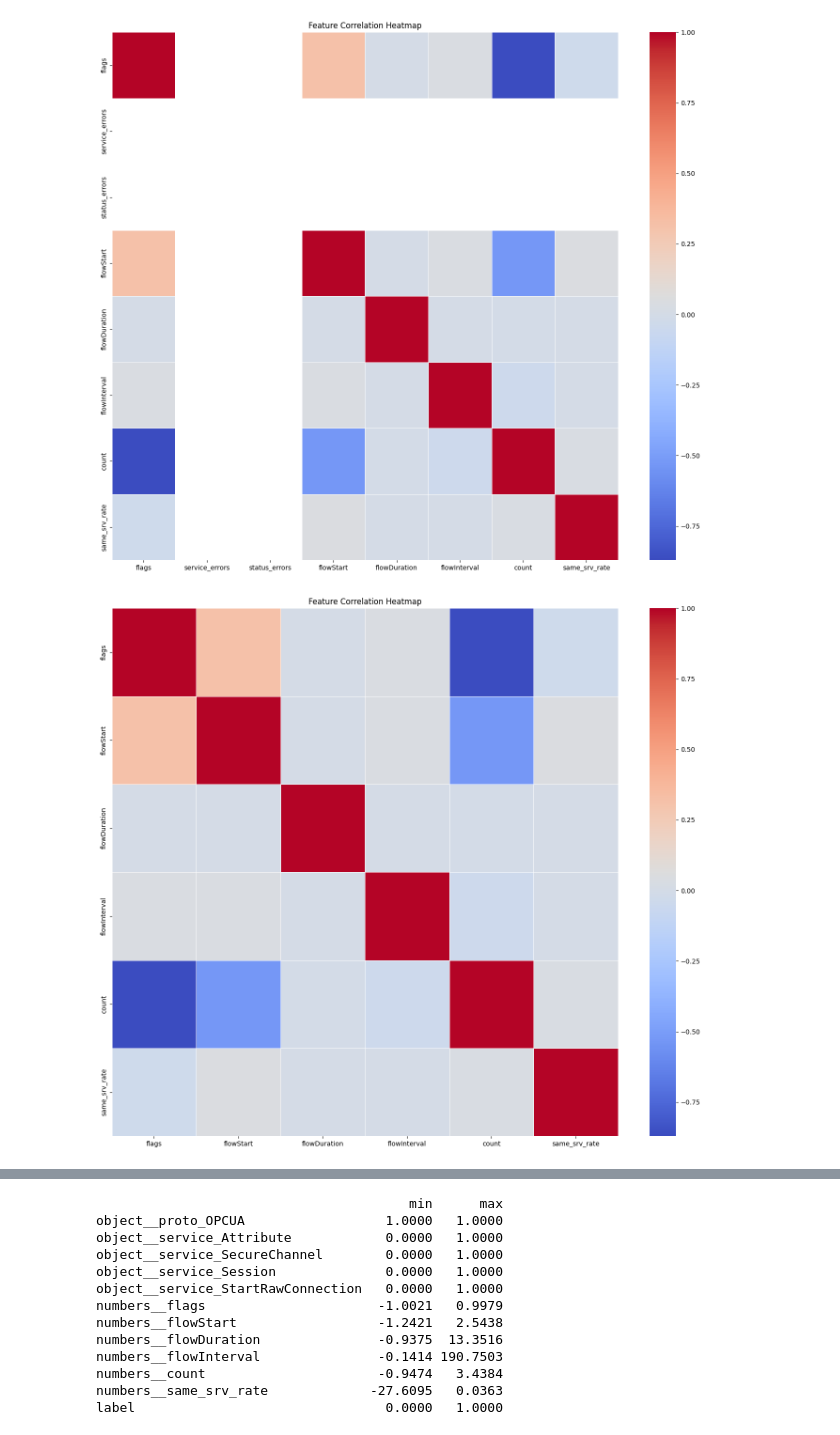
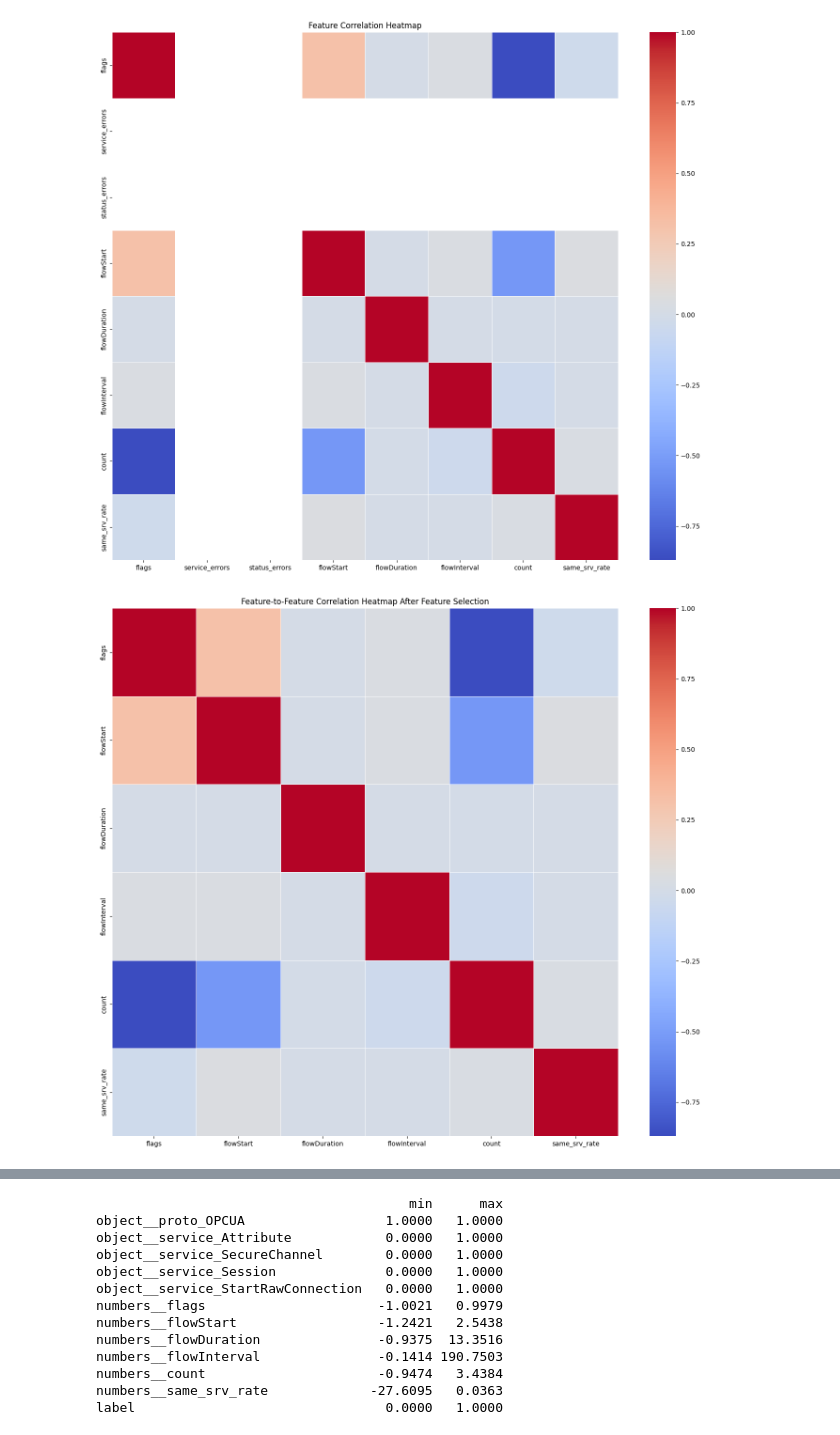
Before and after one commit to ChristopherZinati/483-final-project, a Jupyter notebook: OPCUA_notebook.ipynb, the cells around one changed output, grey strips where cells are left out. Drawn from its saved outputs; the diff is of its cells as text; code cells hidden in the pictures.

```diff
--- a/OPCUA_notebook.ipynb
+++ b/OPCUA_notebook.ipynb
@@ -16,7 +16,7 @@ pd.set_option('display.float_format', lambda x: f'{x:.4f}')
 
 
 #it isn't reading just the relative path for some reason, so use the whole path
-df = pd.read_csv(CHRIS_DATA_PATH)
+df = pd.read_csv(MAX_DATA_PATH)
 
 instancesToDrop= ['MITM', 'Impersonation']
 df = (df[df.multi_label.isin(instancesToDrop) == False]) #drop instances of MITM and Impersonation
@@ -289,13 +297,14 @@ plt.show()
 # %%
 df = df.drop(['status_errors', 'service_errors'], axis = 1)
 corr_matrix_updated2 = df.drop(columns=['label']).select_dtypes(include='number').corr().round(4)
 plt.figure(figsize=(14, 12))
 sns.heatmap(corr_matrix_updated2, cmap='coolwarm', annot=False, linewidths=0.5)
-plt.title("Feature Correlation Heatmap")
+plt.title("Feature-to-Feature Correlation Heatmap After Feature Selection", )
 plt.tight_layout()
+plt.savefig('Correlation_heatmap_processed.png', dpi=300, bbox_inches= 'tight')
 plt.show()
 # %% [output]
-[figure, old version]
+[figure, new version]
 # %%
 #Splitting data BEFORE further processing
 from sklearn.model_selection import train_test_split
```
Also changed, not shown: parts of 7 cells of this notebook, 7 other files.
